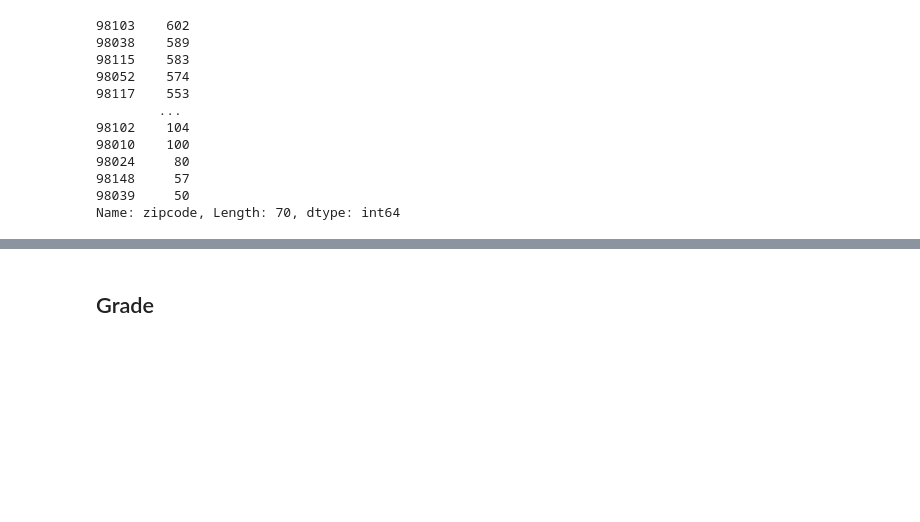
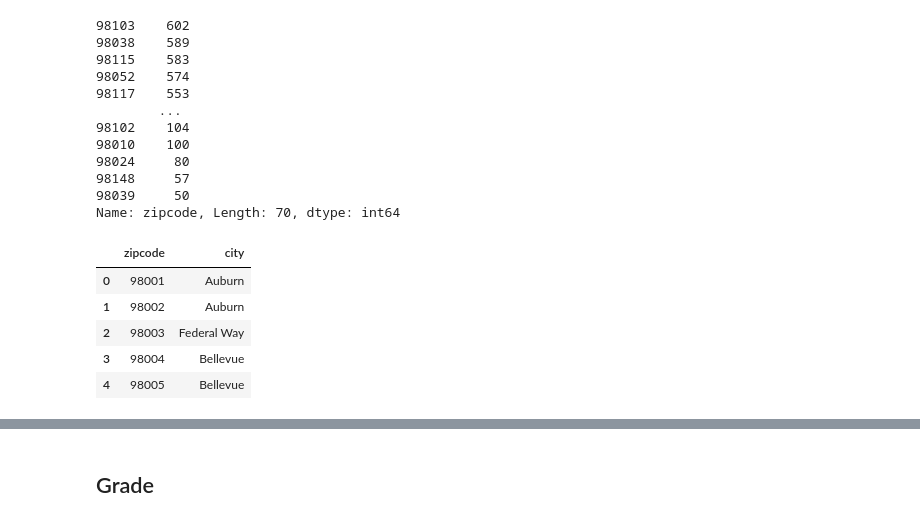
Before and after one commit to bmauss/Regression-Model-for-King-County-Housing-Market, a Jupyter notebook: 1. Obtain and Scrub Data.ipynb, the cells around one changed output, grey strips where cells are left out. Cells and saved outputs as stored; diff of their text form; code cells hidden in the pictures; blank space fills up the shorter version.

```diff
--- a/1. Obtain and Scrub Data.ipynb
+++ b/1. Obtain and Scrub Data.ipynb
@@ -669,3 +669,30 @@ df2.zipcode.value_counts()
 98148     57
 98039     50
 Name: zipcode, Length: 70, dtype: int64
+# %%
+from bs4 import BeautifulSoup
+import requests
+
+url = 'https://www.zip-codes.com/county/wa-king.asp#zipcodes'
+page = requests.get(url)
+soup = BeautifulSoup(page.content, 'html.parser')
+table = soup.find('table', class_ = 'statTable')
+
+list_zips = []
+for link in table.find_all('td'):
+    zip_ = link.find('a')
+    if zip_ is None:
+        continue
+    list_zips.append(zip_.get_text('title'))
+
+zip_codes = pd.concat([pd.Series([list_zips[i][-5:] for i in range(0, len(list_zips), 2)]).astype('int64'),
+                     pd.Series([list_zips[i] for i in range(1, len(list_zips), 2)])], axis=1).rename(columns={0:'zipcode', 1:'city'})
+
+zip_codes.head()
+# %% [output]
+|  | zipcode | city |
+| 0 | 98001 | Auburn |
+| 1 | 98002 | Auburn |
+| 2 | 98003 | Federal Way |
+| 3 | 98004 | Bellevue |
+| 4 | 98005 | Bellevue |
```
Also changed, not shown: parts of 34 cells of this notebook, 2 other files.
